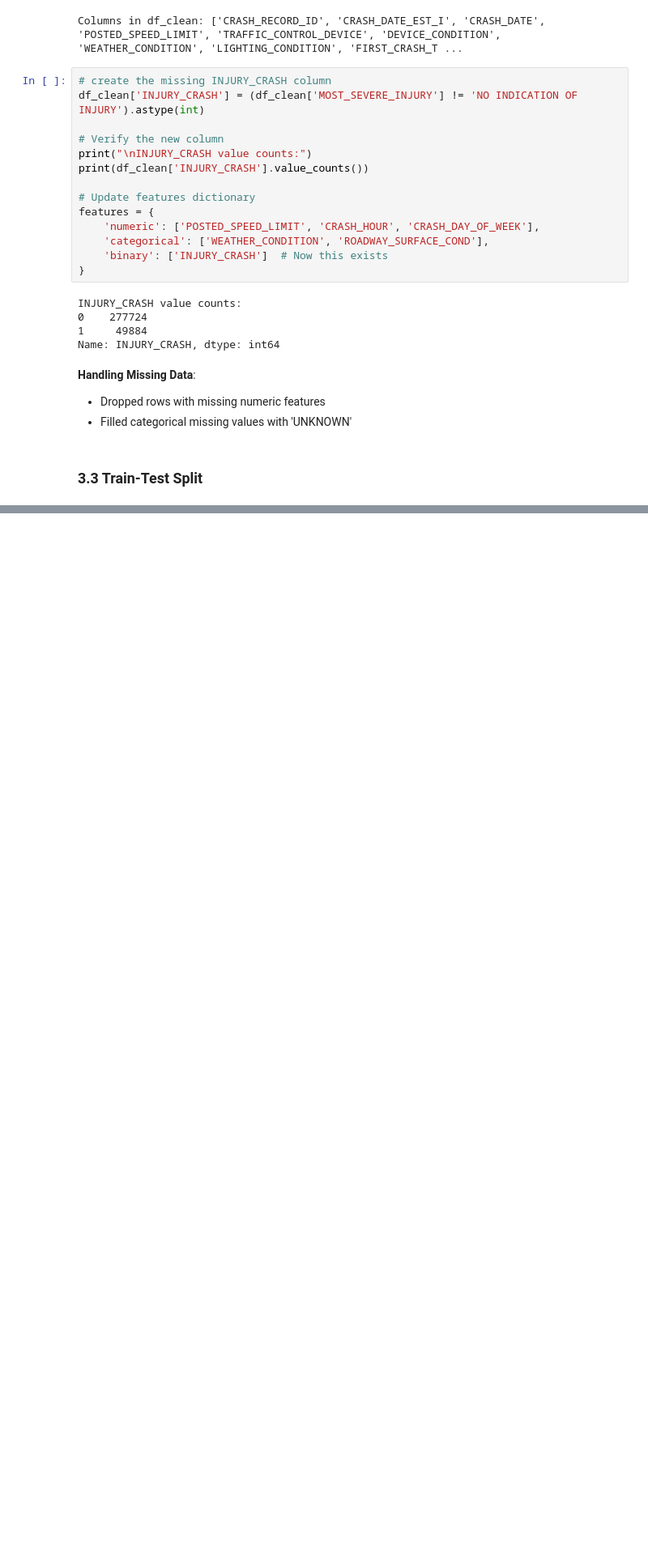
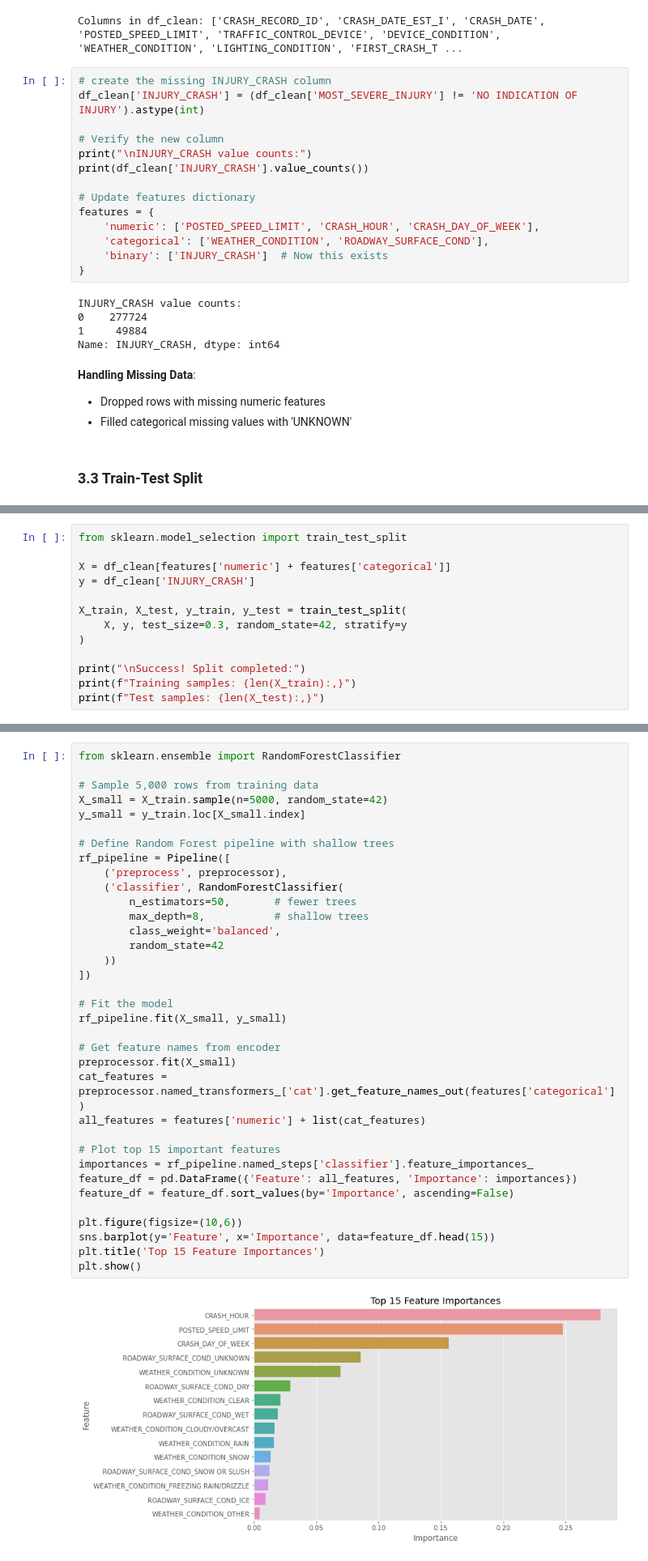
Before and after one commit to kungstar/chicago-crash-analysis, a Jupyter notebook: chicago-car-crash-analysis.ipynb, the cells around one changed output, grey strips where cells are left out. Shown: that part at 81% size. Drawn from its saved outputs; the diff is of its cells as text; blank space fills up the shorter version.

```diff
--- a/chicago-car-crash-analysis.ipynb
+++ b/chicago-car-crash-analysis.ipynb
@@ -188,0 +187,13 @@ Test samples: 98,283
+# %%
+from sklearn.model_selection import train_test_split
+
+X = df_clean[features['numeric'] + features['categorical']]
+y = df_clean['INJURY_CRASH']
+
+X_train, X_test, y_train, y_test = train_test_split(
+    X, y, test_size=0.3, random_state=42, stratify=y
+)
+
+print("\nSuccess! Split completed:")
+print(f"Training samples: {len(X_train):,}")
+print(f"Test samples: {len(X_test):,}")
@@ -188,0 +246,37 @@ Test samples: 98,283
+# %%
+from sklearn.ensemble import RandomForestClassifier
+
+# Sample 5,000 rows from training data
+X_small = X_train.sample(n=5000, random_state=42)
+y_small = y_train.loc[X_small.index]
+
+# Define Random Forest pipeline with shallow trees
+rf_pipeline = Pipeline([
+    ('preprocess', preprocessor),
+    ('classifier', RandomForestClassifier(
+        n_estimators=50,       # fewer trees
+        max_depth=8,           # shallow trees
+        class_weight='balanced',
+        random_state=42
+    ))
+])
+
+# Fit the model
+rf_pipeline.fit(X_small, y_small)
+
+# Get feature names from encoder
+preprocessor.fit(X_small)
+cat_features = preprocessor.named_transformers_['cat'].get_feature_names_out(features['categorical'])
+all_features = features['numeric'] + list(cat_features)
+
+# Plot top 15 important features
+importances = rf_pipeline.named_steps['classifier'].feature_importances_
+feature_df = pd.DataFrame({'Feature': all_features, 'Importance': importances})
+feature_df = feature_df.sort_values(by='Importance', ascending=False)
+
+plt.figure(figsize=(10,6))
+sns.barplot(y='Feature', x='Importance', data=feature_df.head(15))
+plt.title('Top 15 Feature Importances')
+plt.show()
+# %% [output]
+[figure, added]
```
Also changed, not shown: parts of 26 cells of this notebook.
